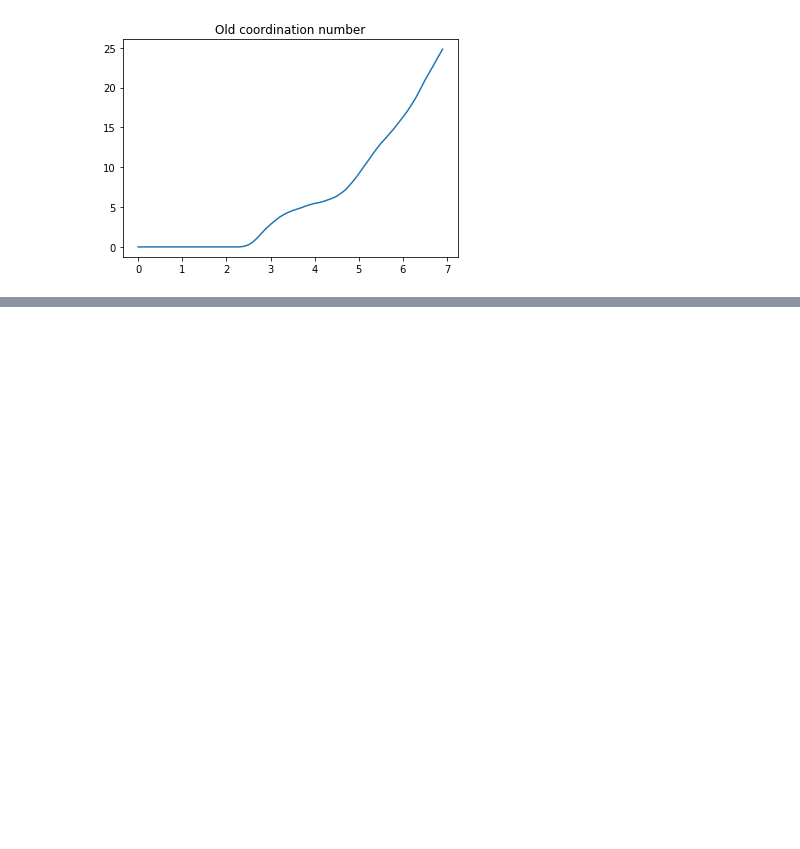
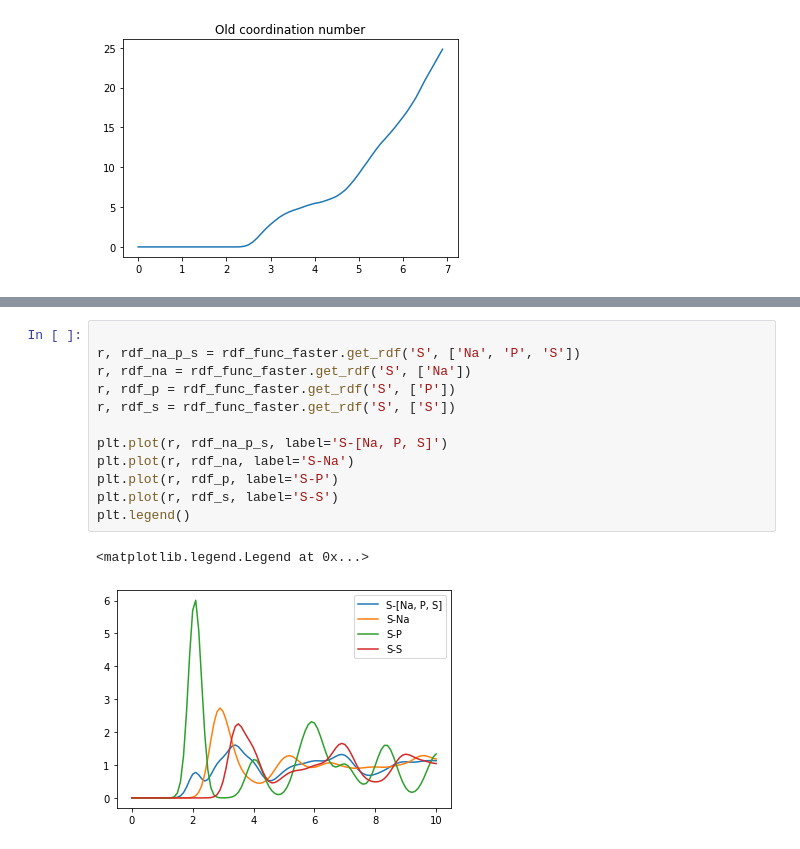
Before and after one commit to materialsvirtuallab/pymatgen-analysis-diffusion, a Jupyter notebook: examples/radial_distribution_function.ipynb, the cells around one changed output, grey strips where cells are left out. Drawn from its saved outputs; the diff is of its cells as text; blank space fills up the shorter version.

```diff
--- a/examples/radial_distribution_function.ipynb
+++ b/examples/radial_distribution_function.ipynb
@@ -45,3 +45,18 @@ plt.title('New coordination number')
 # %% [output]
 Text(0.5, 1.0, 'New coordination number')
 [figure]
+# %%
+
+r, rdf_na_p_s = rdf_func_faster.get_rdf('S', ['Na', 'P', 'S'])
+r, rdf_na = rdf_func_faster.get_rdf('S', ['Na'])
+r, rdf_p = rdf_func_faster.get_rdf('S', ['P'])
+r, rdf_s = rdf_func_faster.get_rdf('S', ['S'])
+
+plt.plot(r, rdf_na_p_s, label='S-[Na, P, S]')
+plt.plot(r, rdf_na, label='S-Na')
+plt.plot(r, rdf_p, label='S-P')
+plt.plot(r, rdf_s, label='S-S')
+plt.legend()
+# %% [output]
+<matplotlib.legend.Legend at 0x...>
+[figure, added]
```
Also changed, not shown: parts of 6 cells of this notebook, 2 other files.
